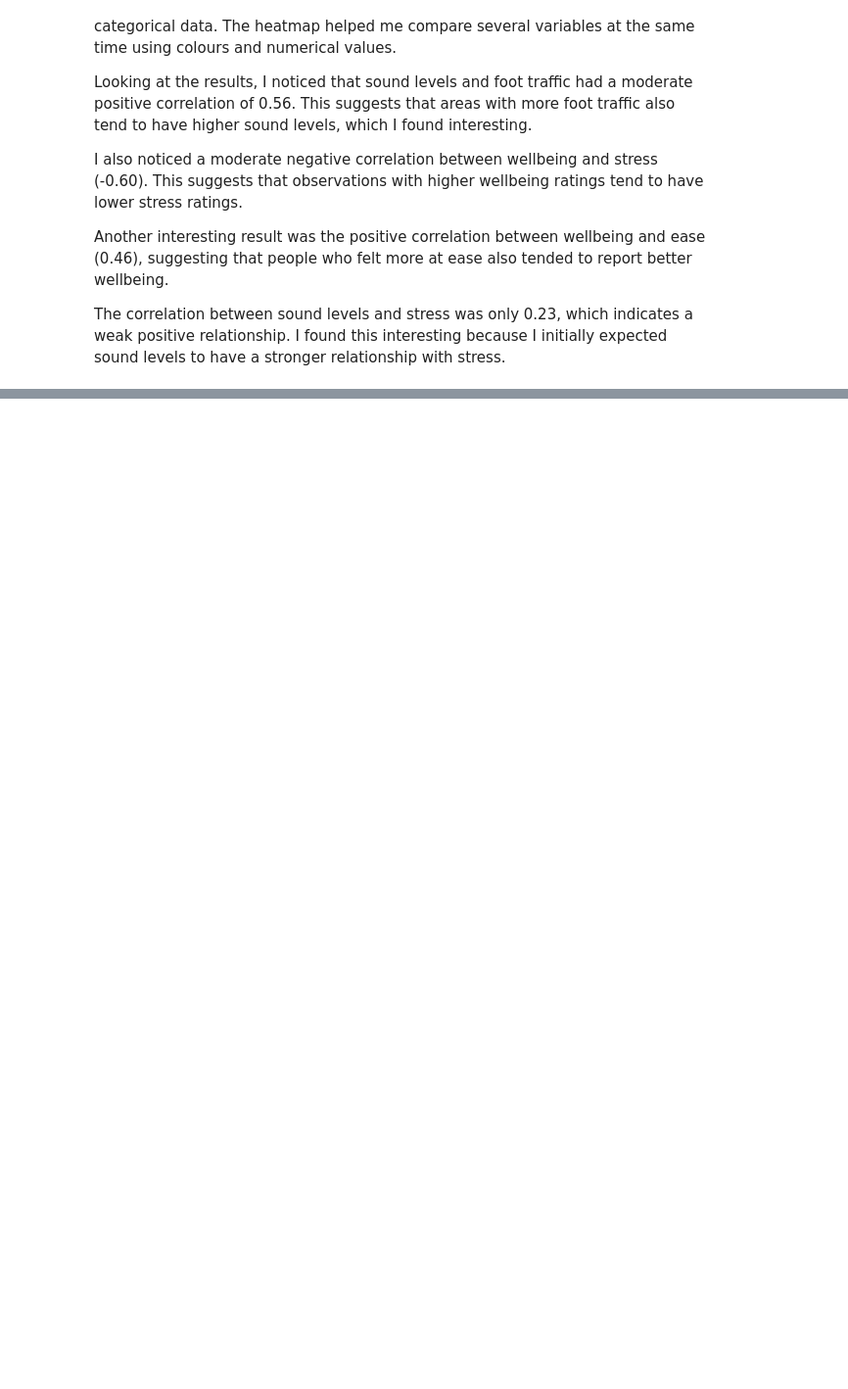
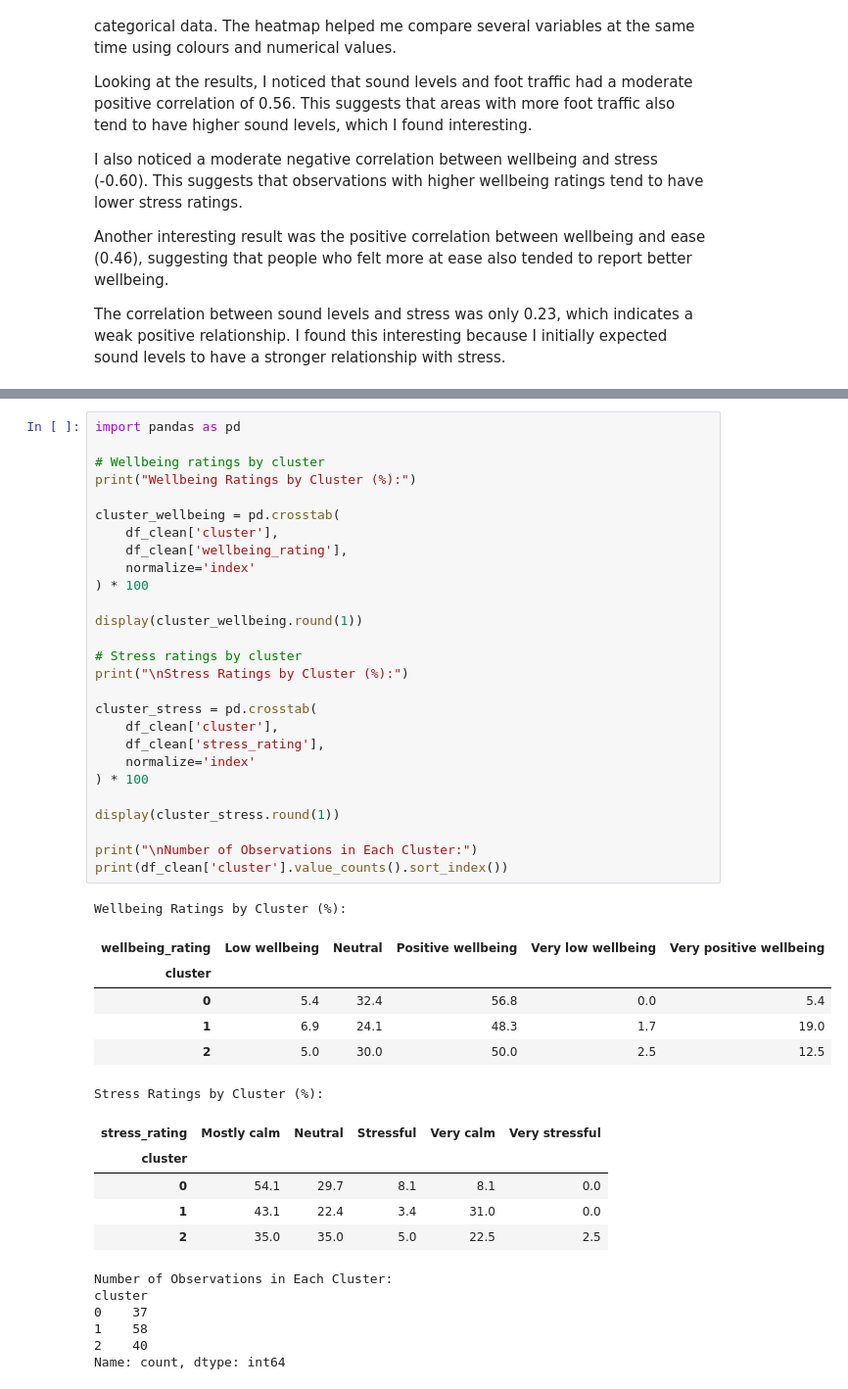
Before and after one commit to Beatricepapi/ml-campus_data_project-colab, a Jupyter notebook: Beatrice_Papi_Machine_Learning_with_Python_Project.ipynb, the cells around one changed output, grey strips where cells are left out. Shown at 98% size. Cells and saved outputs as stored; diff of their text form; blank space fills up the shorter version.

```diff
--- a/Beatrice_Papi_Machine_Learning_with_Python_Project.ipynb
+++ b/Beatrice_Papi_Machine_Learning_with_Python_Project.ipynb
@@ -782,0 +1084,46 @@ The correlation between sound levels and stress was only 0.23, which indicates a
+# %%
+import pandas as pd
+
+# Wellbeing ratings by cluster
+print("Wellbeing Ratings by Cluster (%):")
+
+cluster_wellbeing = pd.crosstab(
+    df_clean['cluster'],
+    df_clean['wellbeing_rating'],
+    normalize='index'
+) * 100
+
+display(cluster_wellbeing.round(1))
+
+# Stress ratings by cluster
+print("\nStress Ratings by Cluster (%):")
+
+cluster_stress = pd.crosstab(
+    df_clean['cluster'],
+    df_clean['stress_rating'],
+    normalize='index'
+) * 100
+
+display(cluster_stress.round(1))
+
+print("\nNumber of Observations in Each Cluster:")
+print(df_clean['cluster'].value_counts().sort_index())
+# %% [output]
+Wellbeing Ratings by Cluster (%):
+| wellbeing_rating | Low wellbeing | Neutral | Positive wellbeing | Very low wellbeing | Very positive wellbeing |
+| cluster |  |  |  |  |  |
+| 0 | 5.4 | 32.4 | 56.8 | 0.0 | 5.4 |
+| 1 | 6.9 | 24.1 | 48.3 | 1.7 | 19.0 |
+| 2 | 5.0 | 30.0 | 50.0 | 2.5 | 12.5 |
+Stress Ratings by Cluster (%):
+| stress_rating | Mostly calm | Neutral | Stressful | Very calm | Very stressful |
+| cluster |  |  |  |  |  |
+| 0 | 54.1 | 29.7 | 8.1 | 8.1 | 0.0 |
+| 1 | 43.1 | 22.4 | 3.4 | 31.0 | 0.0 |
+| 2 | 35.0 | 35.0 | 5.0 | 22.5 | 2.5 |
+Number of Observations in Each Cluster:
+cluster
+0    37
+1    58
+2    40
+Name: count, dtype: int64
```
Also changed, not shown: parts of 31 cells of this notebook.
